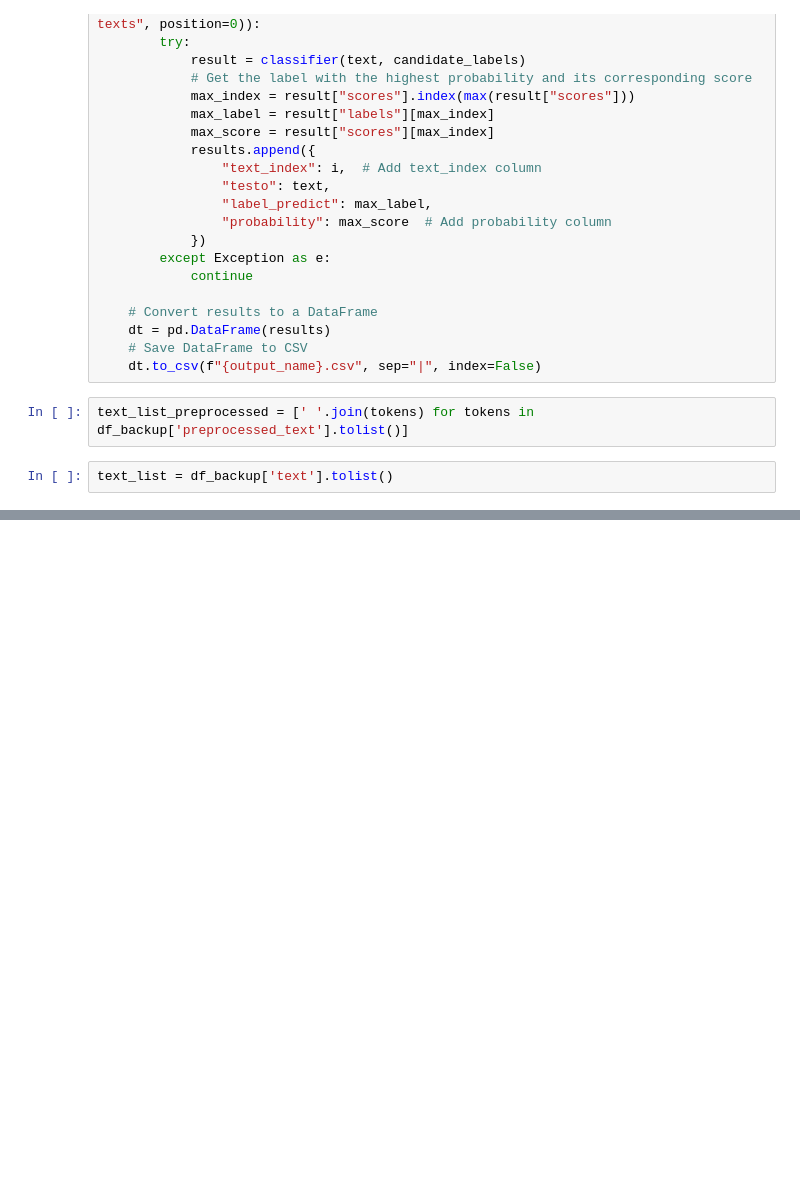
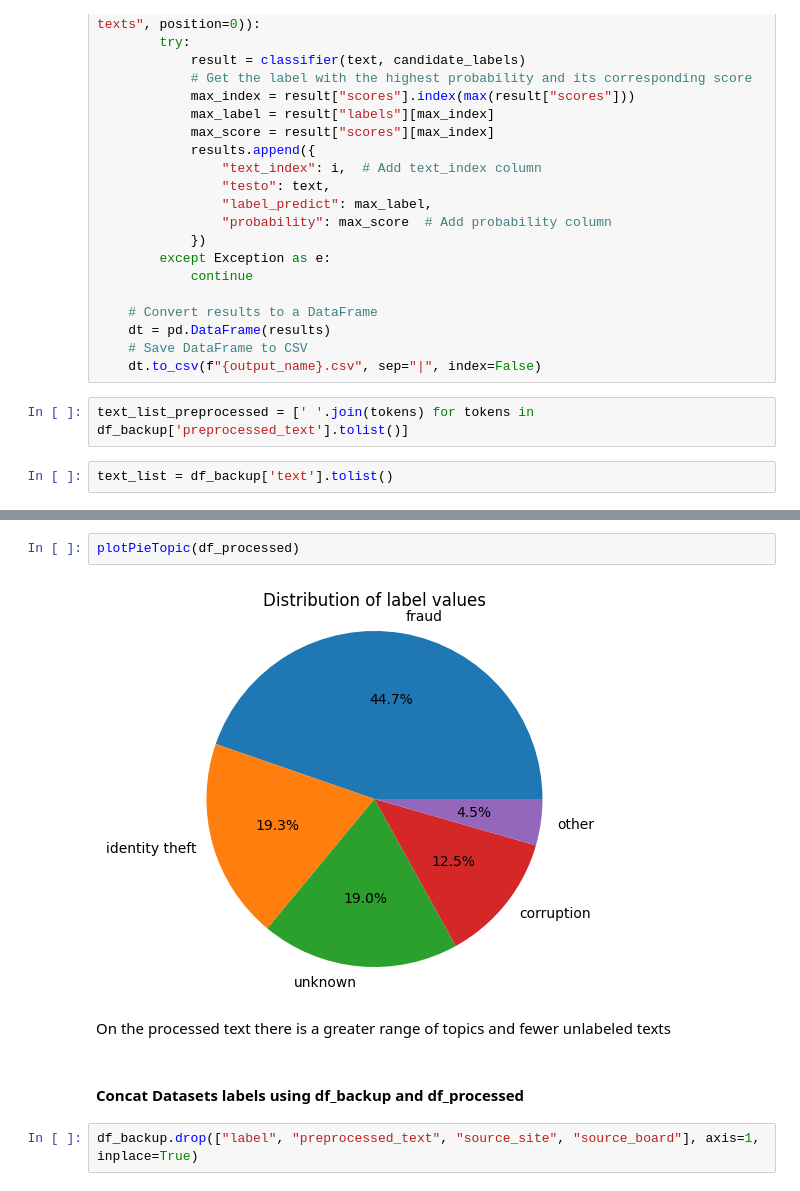
Before and after one commit to D0men1c0/Evolution-of-criminal-language, a Jupyter notebook: project.ipynb, the cells around one changed output, grey strips where cells are left out. Cells and saved outputs as stored; diff of their text form; blank space fills up the shorter version.

```diff
--- a/project.ipynb
+++ b/project.ipynb
@@ -1187,0 +1194,10 @@ labelBERT(text_list_preprocessed, "labelProcessedBert2")
+# %%
+plotPieTopic(df_processed)
+# %% [output]
+[figure, added]
+# %% [markdown]
+On the processed text there is a greater range of topics and fewer unlabeled texts
+# %% [markdown]
+#### Concat Datasets labels using df_backup and df_processed
+# %%
+df_backup.drop(["label", "preprocessed_text", "source_site", "source_board"], axis=1, inplace=True)
```
Also changed, not shown: parts of 76 cells of this notebook.
